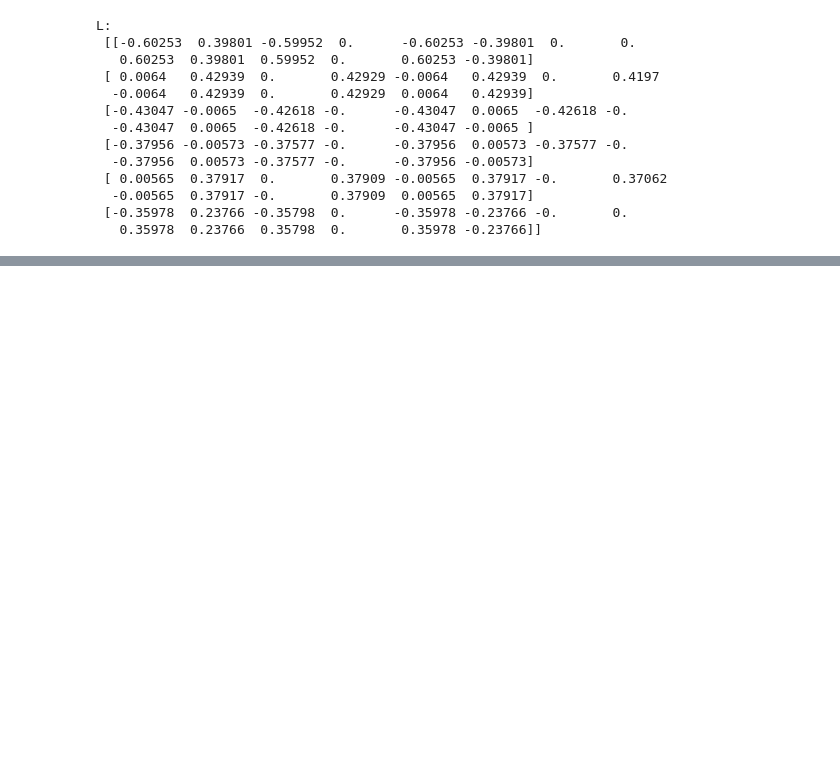
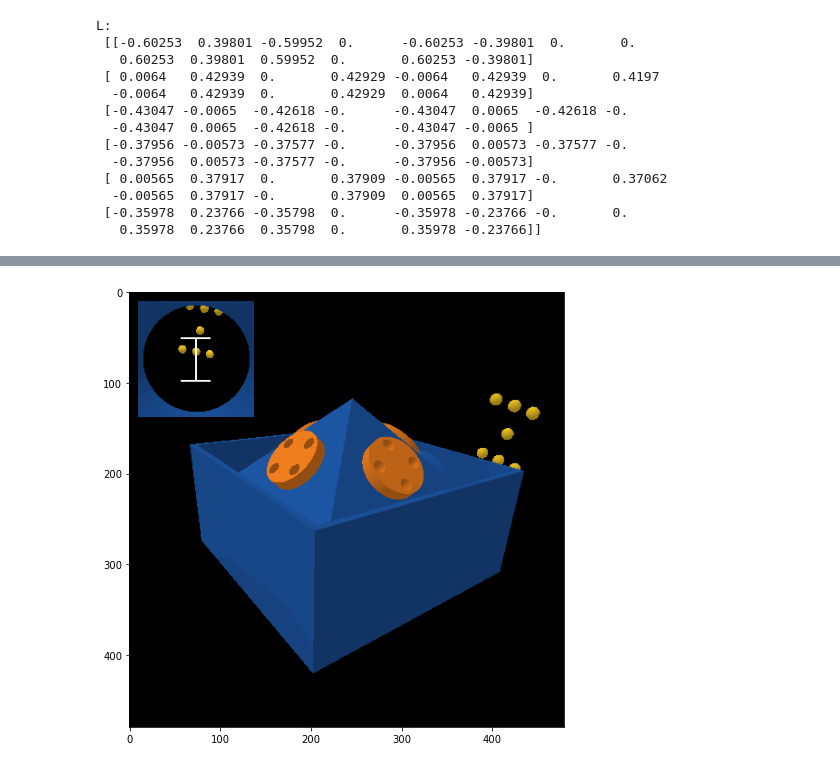
Before and after one commit to ibw2/ae353-sp22, a Jupyter notebook: projects/03_spacecraft/DP3_Code.ipynb, the cells around one changed output, grey strips where cells are left out. Saved outputs shown, nothing was run; the diff lists cells and outputs as text; code cells hidden in the pictures; blank space fills up the shorter version.

```diff
--- a/projects/03_spacecraft/DP3_Code.ipynb
+++ b/projects/03_spacecraft/DP3_Code.ipynb
@@ -275,5 +295,5 @@ if not np.allclose(np.linalg.matrix_rank(W_o), A.shape[0]):
 # %%
-Qo = np.eye(14)
+Qo = np.diag([1., 1., 1., 1., 1., 1., 1., 1., 1., 1., 1., 1., 1., 1.])
 Ro = np.eye(6)
 
 Roi = linalg.inv(Ro)
@@ -298,0 +321,6 @@ L:
+# %%
+# # constructor, only run once
+simulator = ae353_spacecraft.Simulator(
+    display=False,
+    seed=5,
+)
@@ -298,0 +367,2 @@ L:
+# %%
+controller = Controller()
@@ -298,0 +385,20 @@ L:
+# %%
+data = simulator.run(
+    controller,           # <-- required (an instance of your Controller class)
+    max_time=10.0,         # <-- optional (how long you want to run the simulation in seconds)
+    data_filename=None,   # <-- optional (name of file to which you want data saved, e.g., 'my_data.json')
+    video_filename=None,  # <-- optional (name of file to which you want video saved, e.g., 'my_video.mov')
+    print_debug=False,    # <-- optional (whether to print debug text - this is recommended when saving video)
+)
+# %%
+# Get snapshot as height x width x 4 numpy array of RGBA values
+rgba = simulator.snapshot()
+
+# Display snapshot
+plt.figure(figsize=(8, 8))
+plt.imshow(rgba)
+
+# Save snapshot
+plt.imsave('my_snapshot.png', rgba)
+# %% [output]
+[figure, added]
```
Also changed, not shown: parts of 29 cells of this notebook.
